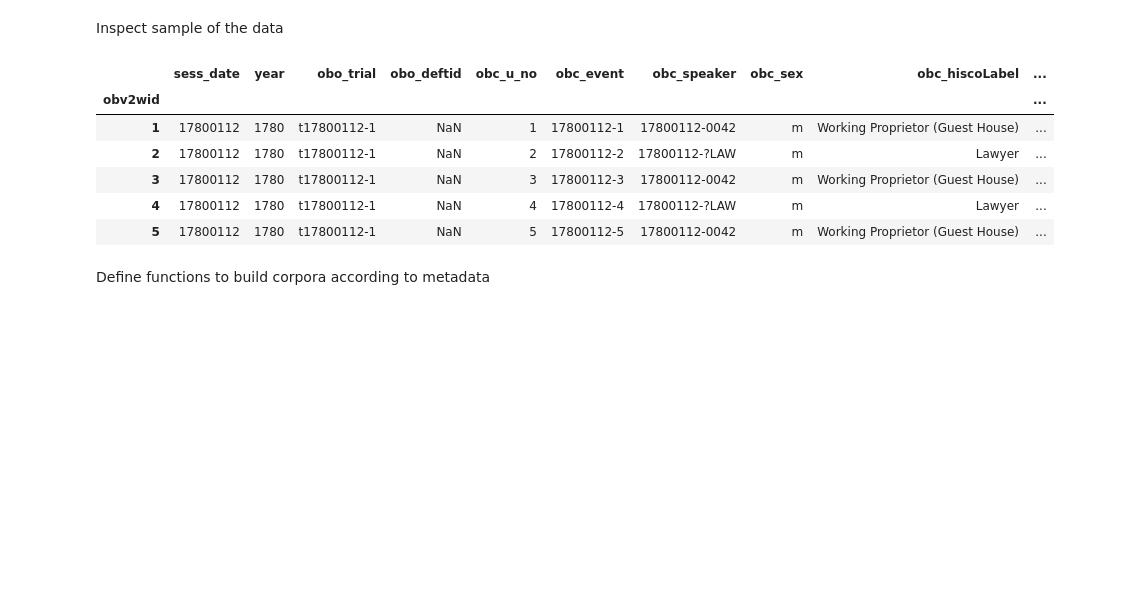
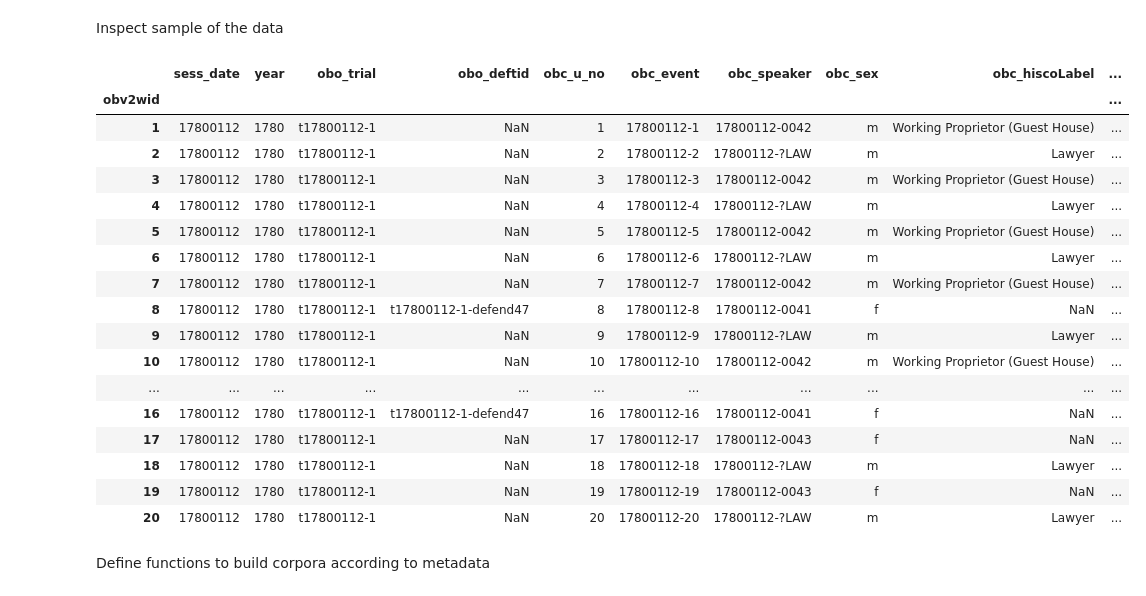
Before and after one commit to julieweeds/oldbailey-corpling, a Jupyter notebook: notebooks/words.ipynb, the cells around one changed output. Cells and saved outputs as stored; diff of their text form; code cells hidden in the pictures; blank space fills up the shorter version.

```diff
--- a/notebooks/words.ipynb
+++ b/notebooks/words.ipynb
@@ -15,15 +15,26 @@ alldata=pd.DataFrame.from_csv(datafile,sep='\t')
 # %% [markdown]
 Inspect sample of the data
 # %%
-alldata.head()
+alldata.head(20)
 # %% [output]
 |  | sess_date | year | obo_trial | obo_deftid | obc_u_no | obc_event | obc_speaker | obc_sex | obc_hiscoLabel | ... |
 | obv2wid |  |  |  |  |  |  |  |  |  | ... |
 | 1 | 17800112 | 1780 | t17800112-1 | NaN | 1 | 17800112-1 | 17800112-0042 | m | Working Proprietor (Guest House) | ... |
 | 2 | 17800112 | 1780 | t17800112-1 | NaN | 2 | 17800112-2 | 17800112-?LAW | m | Lawyer | ... |
 | 3 | 17800112 | 1780 | t17800112-1 | NaN | 3 | 17800112-3 | 17800112-0042 | m | Working Proprietor (Guest House) | ... |
 | 4 | 17800112 | 1780 | t17800112-1 | NaN | 4 | 17800112-4 | 17800112-?LAW | m | Lawyer | ... |
 | 5 | 17800112 | 1780 | t17800112-1 | NaN | 5 | 17800112-5 | 17800112-0042 | m | Working Proprietor (Guest House) | ... |
+| 6 | 17800112 | 1780 | t17800112-1 | NaN | 6 | 17800112-6 | 17800112-?LAW | m | Lawyer | ... |
+| 7 | 17800112 | 1780 | t17800112-1 | NaN | 7 | 17800112-7 | 17800112-0042 | m | Working Proprietor (Guest House) | ... |
+| 8 | 17800112 | 1780 | t17800112-1 | t17800112-1-defend47 | 8 | 17800112-8 | 17800112-0041 | f | NaN | ... |
+| 9 | 17800112 | 1780 | t17800112-1 | NaN | 9 | 17800112-9 | 17800112-?LAW | m | Lawyer | ... |
+| 10 | 17800112 | 1780 | t17800112-1 | NaN | 10 | 17800112-10 | 17800112-0042 | m | Working Proprietor (Guest House) | ... |
+| ... | ... | ... | ... | ... | ... | ... | ... | ... | ... | ... |
+| 16 | 17800112 | 1780 | t17800112-1 | t17800112-1-defend47 | 16 | 17800112-16 | 17800112-0041 | f | NaN | ... |
+| 17 | 17800112 | 1780 | t17800112-1 | NaN | 17 | 17800112-17 | 17800112-0043 | f | NaN | ... |
+| 18 | 17800112 | 1780 | t17800112-1 | NaN | 18 | 17800112-18 | 17800112-?LAW | m | Lawyer | ... |
+| 19 | 17800112 | 1780 | t17800112-1 | NaN | 19 | 17800112-19 | 17800112-0043 | f | NaN | ... |
+| 20 | 17800112 | 1780 | t17800112-1 | NaN | 20 | 17800112-20 | 17800112-?LAW | m | Lawyer | ... |
 # %% [markdown]
 Define functions to build corpora according to metadata
 # %%
```
Also changed, not shown: parts of 81 cells of this notebook, 12 other files.
